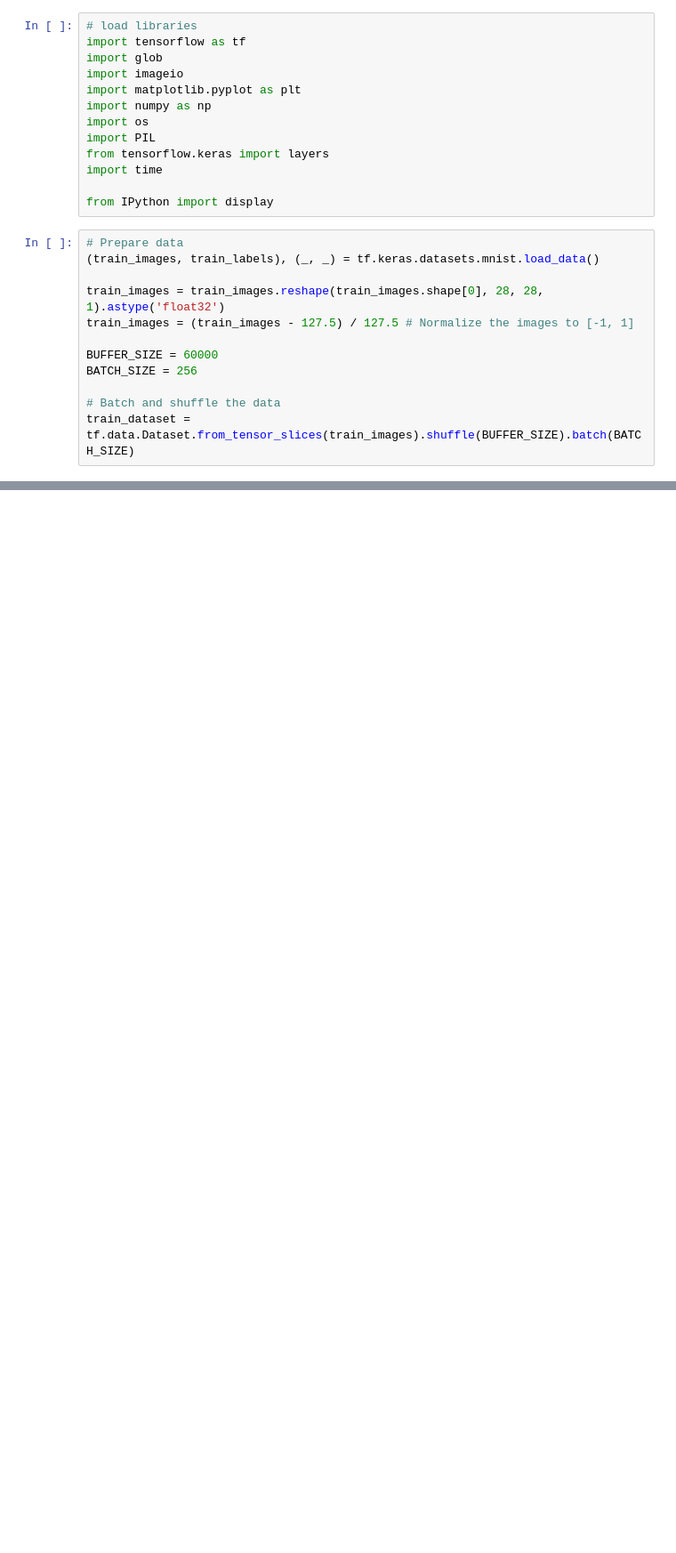
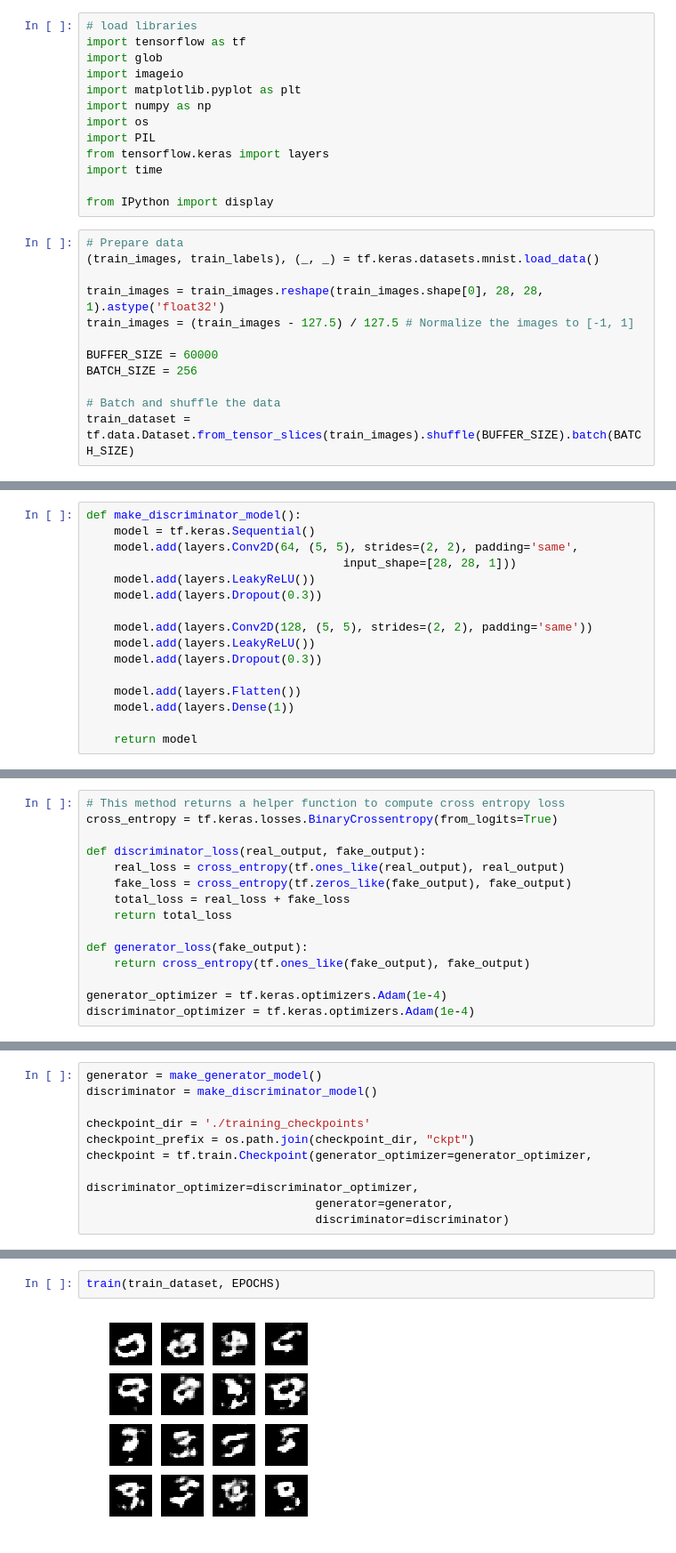
Before and after one commit to tingsyo/course_2020Q3_representation_learning, a Jupyter notebook: notebooks/06_Generative_Adversarial_Networks.ipynb, the cells around one changed output, grey strips where cells are left out. Shown at 89% size. Cells and saved outputs as stored; diff of their text form; blank space fills up the shorter version.

```diff
--- a/notebooks/06_Generative_Adversarial_Networks.ipynb
+++ b/notebooks/06_Generative_Adversarial_Networks.ipynb
@@ -65,0 +126,16 @@ plt.hist(train_images.flatten())
+# %%
+def make_discriminator_model():
+    model = tf.keras.Sequential()
+    model.add(layers.Conv2D(64, (5, 5), strides=(2, 2), padding='same',
+                                     input_shape=[28, 28, 1]))
+    model.add(layers.LeakyReLU())
+    model.add(layers.Dropout(0.3))
+
+    model.add(layers.Conv2D(128, (5, 5), strides=(2, 2), padding='same'))
+    model.add(layers.LeakyReLU())
+    model.add(layers.Dropout(0.3))
+
+    model.add(layers.Flatten())
+    model.add(layers.Dense(1))
+
+    return model
@@ -65,0 +158,15 @@ plt.hist(train_images.flatten())
+# %%
+# This method returns a helper function to compute cross entropy loss
+cross_entropy = tf.keras.losses.BinaryCrossentropy(from_logits=True)
+
+def discriminator_loss(real_output, fake_output):
+    real_loss = cross_entropy(tf.ones_like(real_output), real_output)
+    fake_loss = cross_entropy(tf.zeros_like(fake_output), fake_output)
+    total_loss = real_loss + fake_loss
+    return total_loss
+
+def generator_loss(fake_output):
+    return cross_entropy(tf.ones_like(fake_output), fake_output)
+
+generator_optimizer = tf.keras.optimizers.Adam(1e-4)
+discriminator_optimizer = tf.keras.optimizers.Adam(1e-4)
@@ -65,0 +177,10 @@ plt.hist(train_images.flatten())
+# %%
+generator = make_generator_model()
+discriminator = make_discriminator_model()
+
+checkpoint_dir = './training_checkpoints'
+checkpoint_prefix = os.path.join(checkpoint_dir, "ckpt")
+checkpoint = tf.train.Checkpoint(generator_optimizer=generator_optimizer,
+                                 discriminator_optimizer=discriminator_optimizer,
+                                 generator=generator,
+                                 discriminator=discriminator)
@@ -65,0 +275,4 @@ plt.hist(train_images.flatten())
+# %%
+train(train_dataset, EPOCHS)
+# %% [output]
+[figure, added]
```
Also changed, not shown: parts of 14 cells of this notebook, 1 other file.
